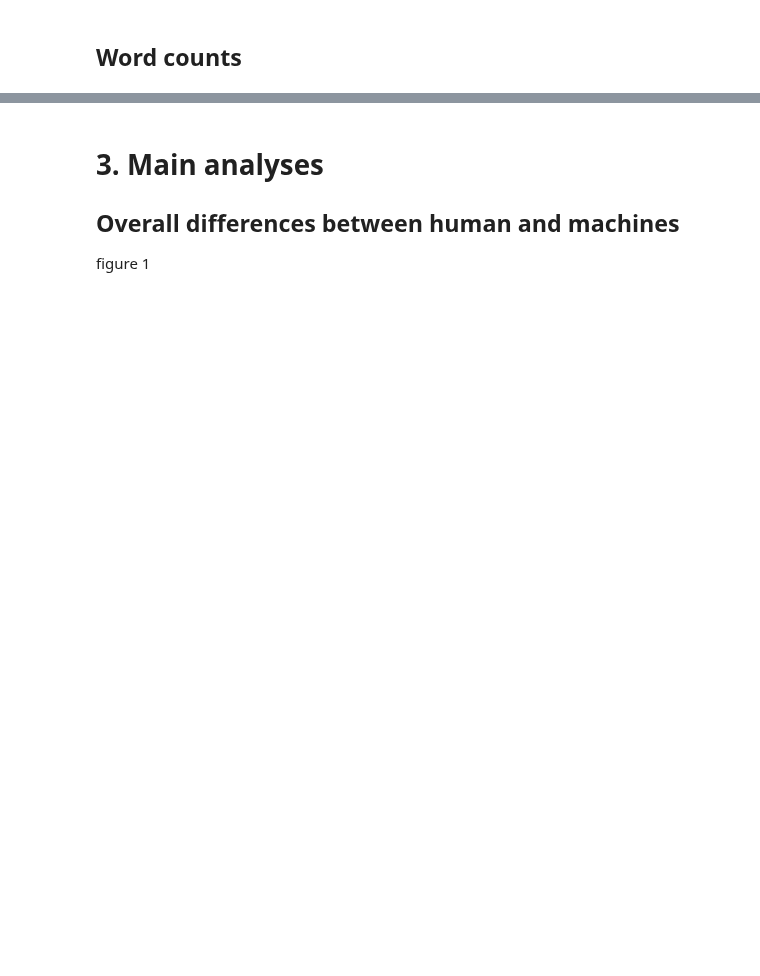
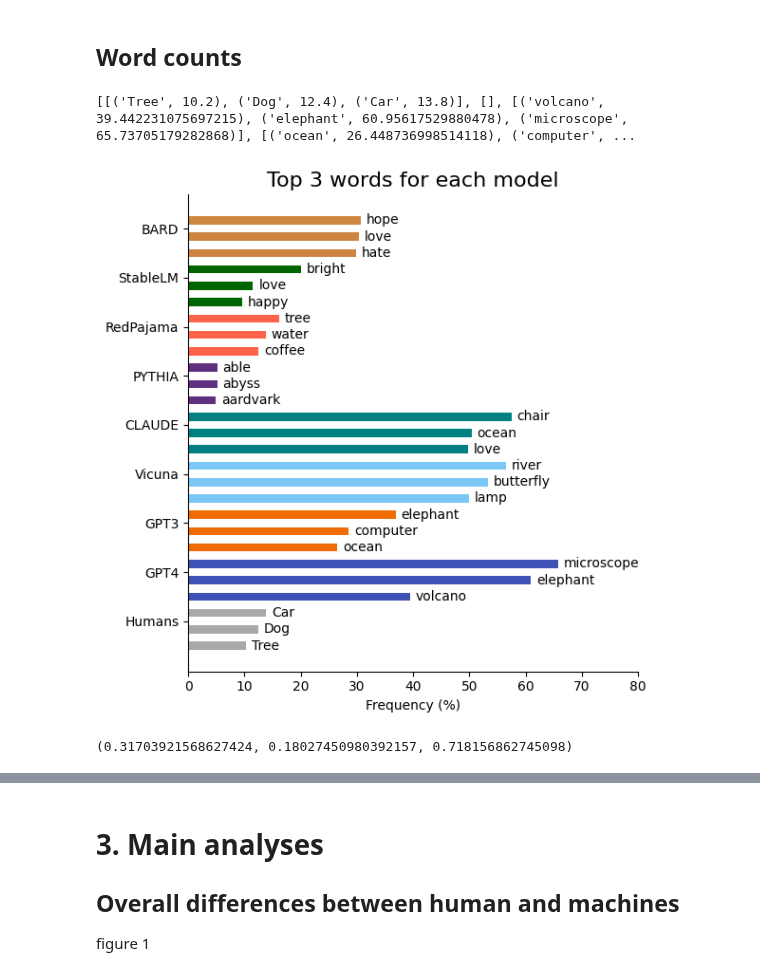
Before and after one commit to AntoineBellemare/DAT_GPT, a Jupyter notebook: notebook/visualization.ipynb, the cells around one changed output, grey strips where cells are left out. Drawn from its saved outputs; the diff is of its cells as text; code cells hidden in the pictures; blank space fills up the shorter version.

Commit message:
updated figures

```diff
--- a/notebook/visualization.ipynb
+++ b/notebook/visualization.ipynb
@@ -104,6 +104,10 @@ dat_study = df_human['dat'].astype(float).tolist()
 #load DAT big data file
 global_crea = pd.read_csv('../human_data_dat/global-creativity.csv')
 DAT_bigdata = global_crea['score']
+# %%
+#load 100k human data
+final_human_data = pd.read_csv('../human_data_dat/ai-creativity.csv')
+DAT_100k = final_human_data['score']
 # %% [markdown]
 ## Fetch machine data
 * GPT-3.5turbo
@@ -284,6 +306,13 @@ results_df = pd.concat([results_df, pd.DataFrame({'Temperature': np.tile(None, l
                                                   'Score': np.array(dat_study),
                                                   'Model': np.tile('Human (8k)', len(dat_study)),
                                                   'Control': np.tile('Original instructions', len(dat_study))})])
+
+# concat with final sample
+results_df = pd.concat([results_df, pd.DataFrame({'Temperature': np.tile(None, len(DAT_100k)),
+                                                  'Strategy': np.tile('Original instructions', len(DAT_100k)),
+                                                  'Score': np.array(DAT_100k),
+                                                  'Model': np.tile('Human (100k)', len(DAT_100k)),
+                                                  'Control': np.tile('Original instructions', len(DAT_100k))})])
 # %% [markdown]
 ## Save all machine and human data
 # %%
@@ -353,18 +404,20 @@ plt.show()
 ## Word counts
 # %%
 colors_ = {
+    'Humans': 'darkgrey',
     'GPT4': '#3F51B5',
     'GPT3': '#EF6C00',
+    'Vicuna': '#7BC8F6',
     'CLAUDE': 'teal',
     'PYTHIA': '#603080',
+    'RedPajama': 'tomato',
     'StableLM': 'darkgreen',
     'BARD': 'peru',
-    'RedPajama': 'tomato',
-    'Vicuna': '#7BC8F6',
+
 }
 
 # Add the human data
-human_data = [("Dog", 8.38), ("Tree", 9.40), ("Car", 11.68)]
+human_data = [("Tree", 10.2), ("Dog", 12.4), ("Car", 13.8)]
 model_word_counts = []
 
 # Assuming results_df is already loaded
@@ -388,35 +441,41 @@ for model_name in model_names:  # Exclude the last model_name, "Human"
     word_counts_percentage = [(word, count / len(all_words) * 10 * 100) for word, count in word_counts]
     model_word_counts.append(sorted(word_counts_percentage, key=lambda x: x[1], reverse=False))
 
-# Add the human data to model_word_counts
-model_word_counts.append(human_data)
-
+# Add the human data to model_word_counts at the beginning
+model_word_counts.insert(0, human_data)
+#model_word_counts.append(human_data)
+print(model_word_counts)
+#remove empty lists
+model_word_counts = [x for x in model_word_counts if x != []]
 # Create the horizontal bar plot
-fig, ax = plt.subplots(figsize=(9, 6))
+fig, ax = plt.subplots(figsize=(6, 6))
 
 bar_width = 0.50
 bar_positions = [i for i in range(n_words * len(model_names))]
 
 for i, (model_name, word_counts) in enumerate(zip(model_names, model_word_counts)):
     word_labels, counts = zip(*word_counts)
     for j, (word, count) in enumerate(zip(word_labels, counts)):
         ax.barh(bar_positions[i * n_words + j], count, bar_width, color=colors_[model_name])
         ax.text(count + 1, bar_positions[i * n_words + j], word, va='center')
 # set model names
 ax.set_yticks([(i * n_words) + n_words / 2 for i in range(len(model_names))])
 ax.set_yticklabels(model_names)
 # axes names
 ax.set_xlabel('Frequency (%)')
 ax.set_title('Top 3 words for each model', fontsize=16)
 ax.set_xlim(0, 80)
 # remove box frame
 ax.spines['top'].set_visible(False)
 # remove right frame
 ax.spines['right'].set_visible(False)
 plt.tight_layout()
 
 # Save the plot
 plt.savefig(f"{'_'.join(model_names)}_top{n_words}_words_percentage.png", dpi=300)
 
 # Show the plot
 plt.show()
+# %% [output]
+[[('Tree', 10.2), ('Dog', 12.4), ('Car', 13.8)], [], [('volcano', 39.442231075697215), ('elephant', 60.95617529880478), ('microscope', 65.73705179282868)], [('ocean', 26.448736998514118), ('computer', ...
+[figure, added]
@@ -423 +525,6 @@ plt.show()
+# %%
+pal = sns.color_palette('CMRmap',n_colors=3, desat=.9)
+pal[0]
+# %% [output]
+(0.31703921568627424, 0.18027450980392157, 0.718156862745098)
 # %%
```
Also changed, not shown: parts of 9 cells of this notebook, 1 other file.
